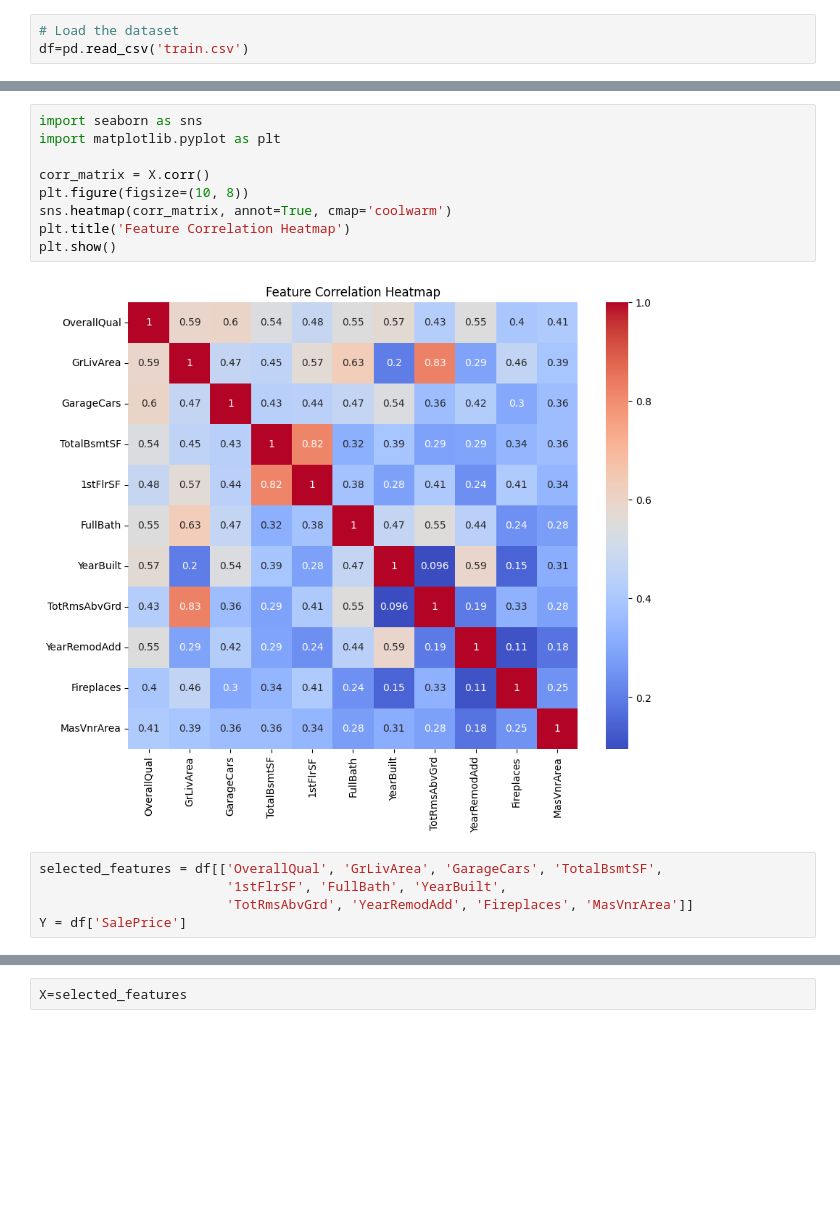
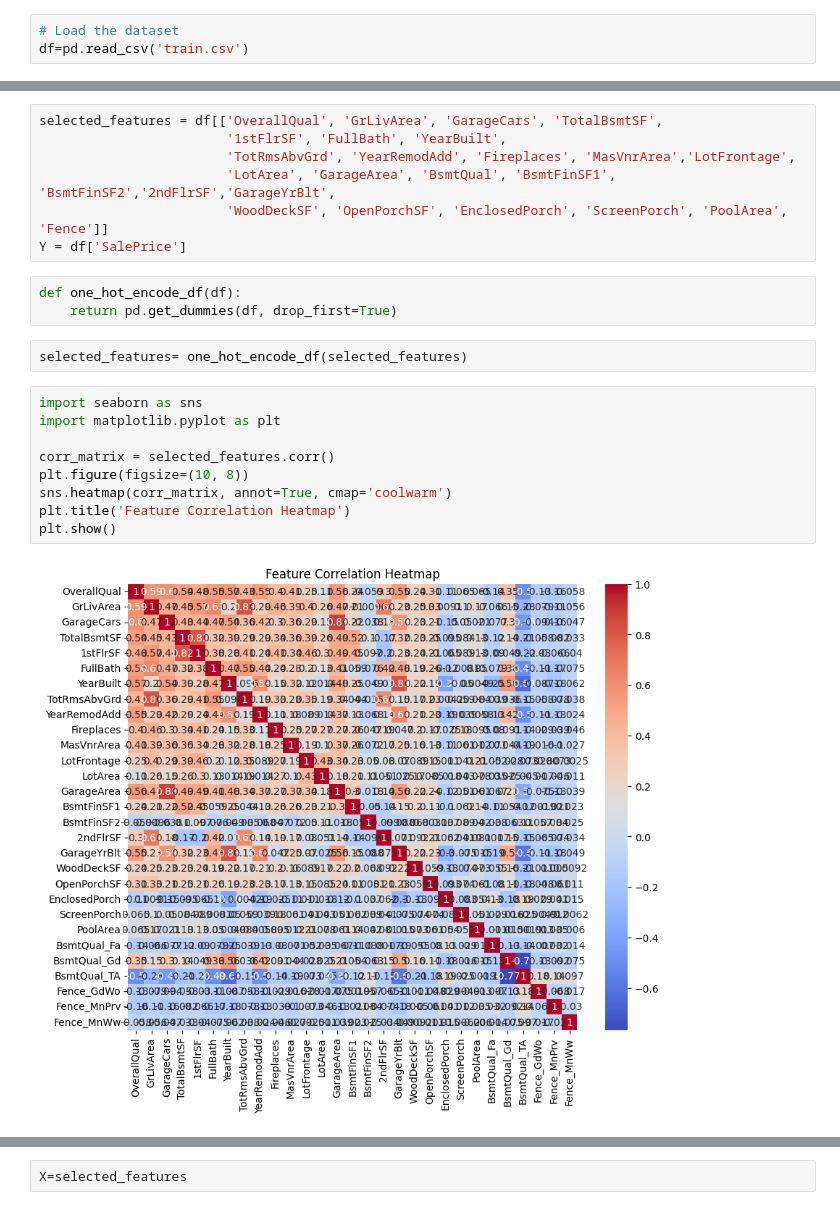
Before and after one commit to UsamaAliK/HOUSE-PRICING-SYSTEM, a Jupyter notebook: House price prediction.ipynb, the cells around one changed output, grey strips where cells are left out. Cells and saved outputs as stored; diff of their text form; blank space fills up the shorter version.

```diff
--- a/House price prediction.ipynb
+++ b/House price prediction.ipynb
@@ -31,22 +31,29 @@ BsmtUnfSF       0.214479
 BedroomAbvGr    0.168213
 KitchenAbvGr    0.135907
 Name: SalePrice, dtype: float64
+# %%
+selected_features = df[['OverallQual', 'GrLivArea', 'GarageCars', 'TotalBsmtSF',
+                        '1stFlrSF', 'FullBath', 'YearBuilt',
+                        'TotRmsAbvGrd', 'YearRemodAdd', 'Fireplaces', 'MasVnrArea','LotFrontage',
+                        'LotArea', 'GarageArea', 'BsmtQual', 'BsmtFinSF1', 'BsmtFinSF2','2ndFlrSF','GarageYrBlt',
+                        'WoodDeckSF', 'OpenPorchSF', 'EnclosedPorch', 'ScreenPorch', 'PoolArea', 'Fence']]
+Y = df['SalePrice']
+# %%
+def one_hot_encode_df(df):
+    return pd.get_dummies(df, drop_first=True)
+# %%
+selected_features= one_hot_encode_df(selected_features)
 # %%
 import seaborn as sns
 import matplotlib.pyplot as plt
 
-corr_matrix = X.corr()
+corr_matrix = selected_features.corr()
 plt.figure(figsize=(10, 8))
 sns.heatmap(corr_matrix, annot=True, cmap='coolwarm')
 plt.title('Feature Correlation Heatmap')
 plt.show()
 # %% [output]
-[figure, old version]
+[figure, new version]
-# %%
-selected_features = df[['OverallQual', 'GrLivArea', 'GarageCars', 'TotalBsmtSF',
-                        '1stFlrSF', 'FullBath', 'YearBuilt',
-                        'TotRmsAbvGrd', 'YearRemodAdd', 'Fireplaces', 'MasVnrArea']]
-Y = df['SalePrice']
 # %%
 selected_features.isnull().values.any()
 # Fill missing values with the mean of each column
```
Also changed, not shown: parts of 7 cells of this notebook.
